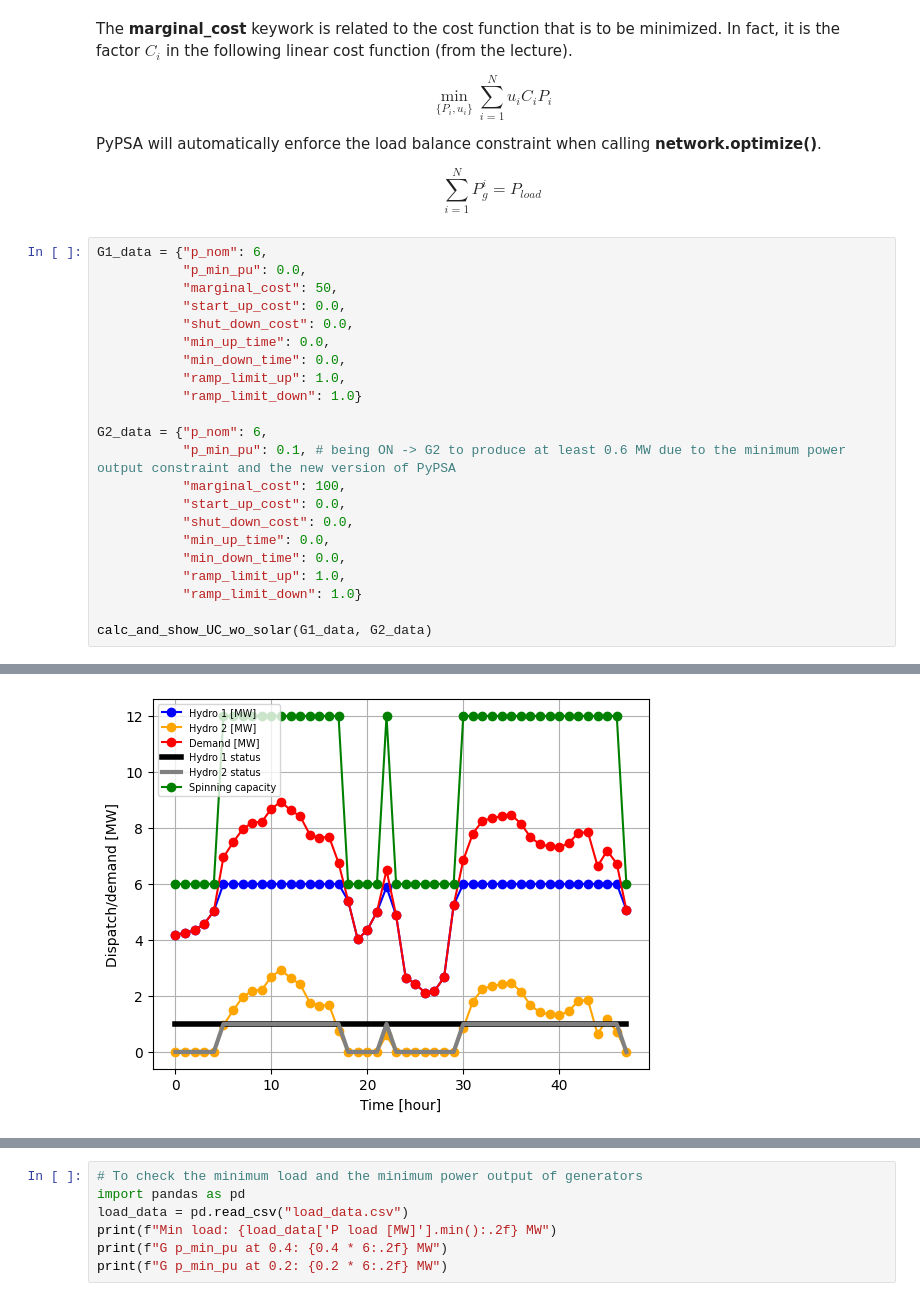
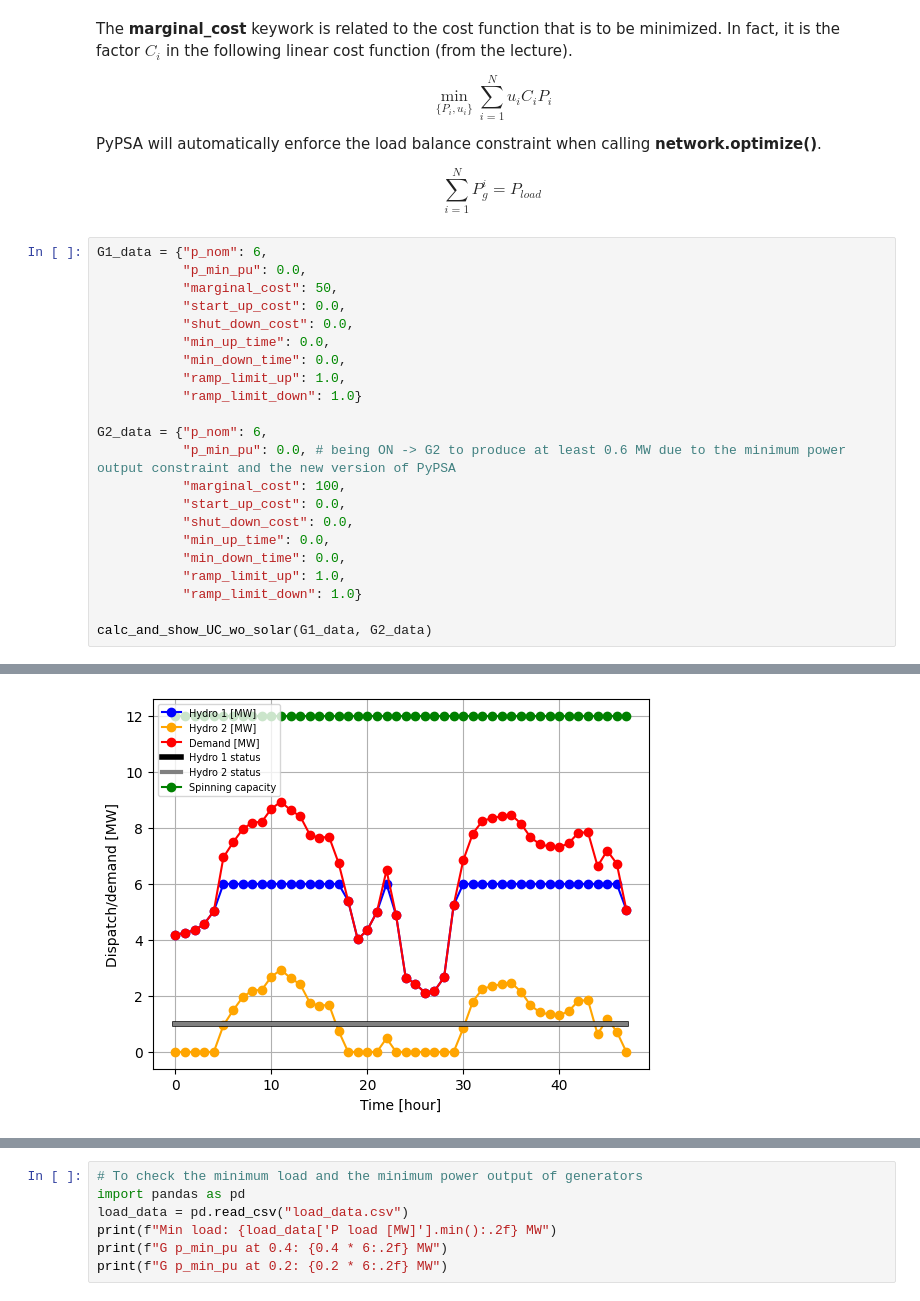
Before and after one commit to sambeets/EPE2316-Power-System-Planning, a Jupyter notebook: DigiLab/4 - Unit Commitment/Digital Lab 4 - Unit Commitment.ipynb, the cells around one changed output, grey strips where cells are left out. Drawn from its saved outputs; the diff is of its cells as text.

```diff
--- a/DigiLab/4 - Unit Commitment/Digital Lab 4 - Unit Commitment.ipynb
+++ b/DigiLab/4 - Unit Commitment/Digital Lab 4 - Unit Commitment.ipynb
@@ -170,7 +170,7 @@ G1_data = {"p_nom": 6,
            "ramp_limit_down": 1.0}
 
 G2_data = {"p_nom": 6,
-           "p_min_pu": 0.1, # being ON -> G2 to produce at least 0.6 MW due to the minimum power output constraint and the new version of PyPSA
+           "p_min_pu": 0.0, # being ON -> G2 to produce at least 0.6 MW due to the minimum power output constraint and the new version of PyPSA
            "marginal_cost": 100,
            "start_up_cost": 0.0,
            "shut_down_cost": 0.0,
@@ -197,10 +197,10 @@ Runtime: 0.03s
 MIP gap: 0.00e+00
 Dual bound: 1.81e+04
 Solver model: available
 Solver message: Optimal
 
 INFO:pypsa.optimization.optimize:The shadow-prices of the constraints Generator-status-p-fixed-upper, Generator-start_up-p-fixed-upper, Generator-shut_down-p-fixed-upper, Generator-com-p-lower, Genera ...
-[figure, old version]
+[figure, new version]
 INFO:pypsa.consistency:Sanitizing network...
 INFO:pypsa.components._types.carriers:Adding 1 missing carriers: ['AC']
 INFO:pypsa.components._types.carriers:Assigned colors to 1 carriers using 'tab10' palette.
```
Also changed, not shown: parts of 3 cells of this notebook.
